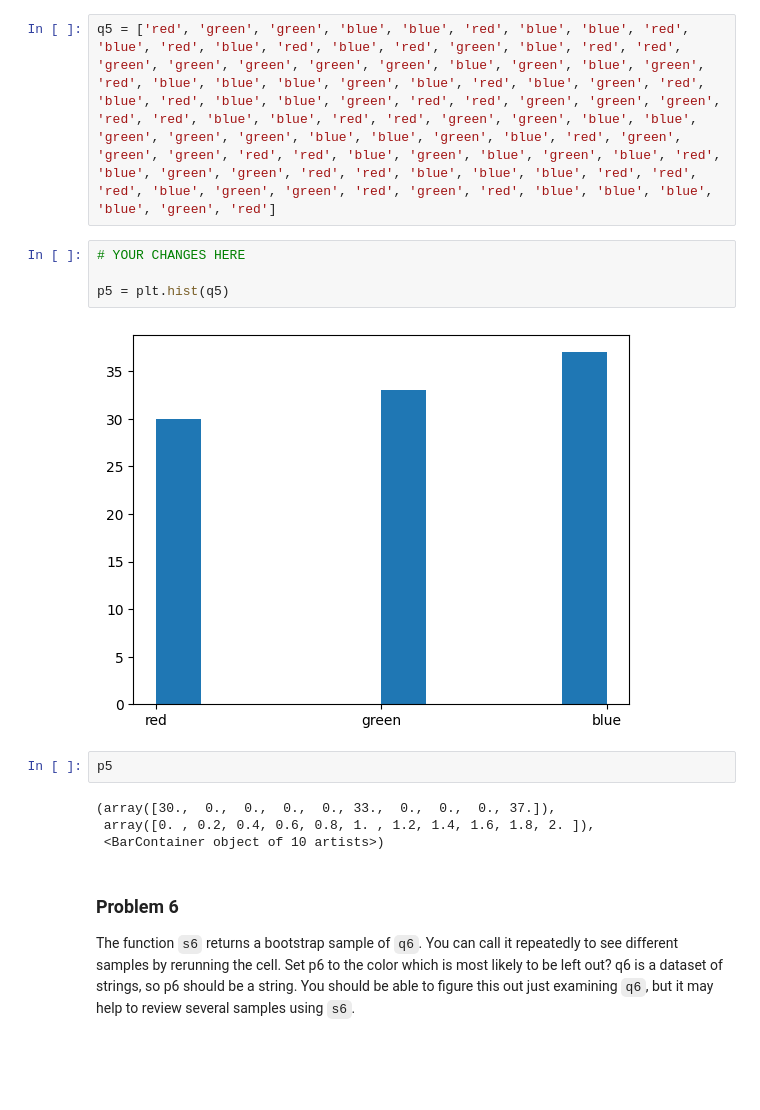
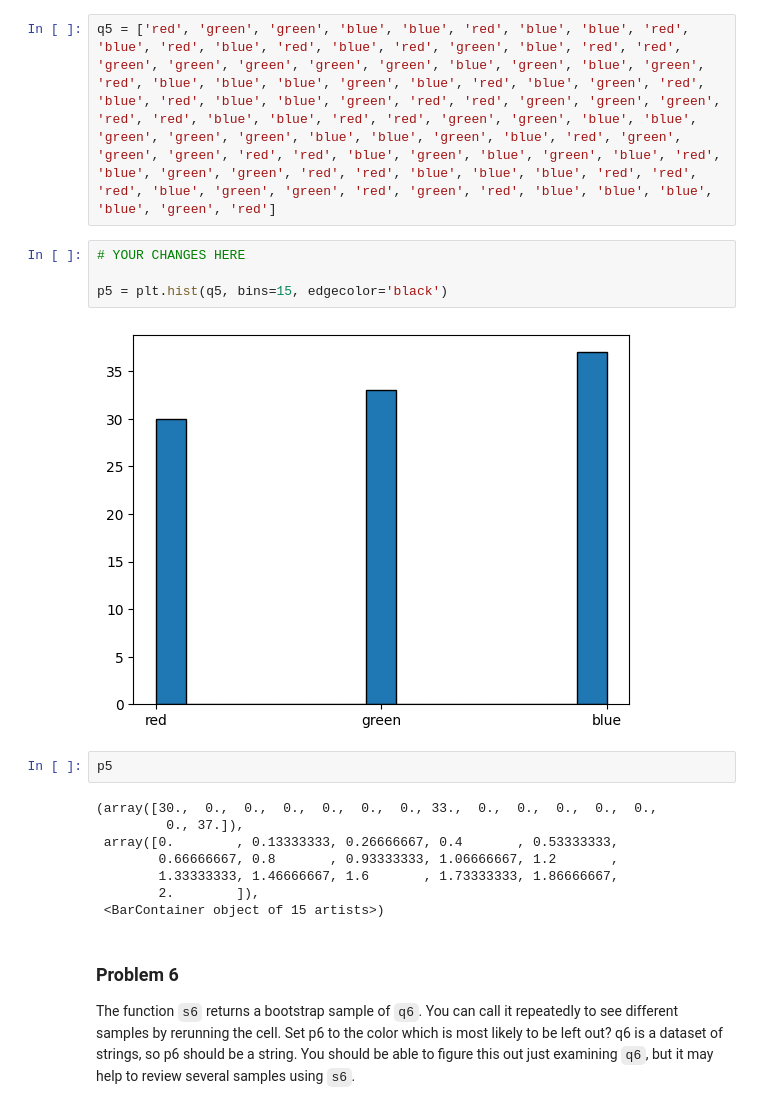
Before and after one commit to Quantum-Cosmic/dx601-homework-02, a Jupyter notebook: homework.ipynb, the cells around one changed output. Cells and saved outputs as stored; diff of their text form; blank space fills up the shorter version.

```diff
--- a/homework.ipynb
+++ b/homework.ipynb
@@ -113,15 +114,19 @@ q5 = ['red', 'green', 'green', 'blue', 'blue', 'red', 'blue', 'blue', 'red', 'bl
 # %%
 # YOUR CHANGES HERE
 
-p5 = plt.hist(q5)
+p5 = plt.hist(q5, bins=15, edgecolor='black')
 # %% [output]
-[figure, old version]
+[figure, new version]
 # %%
 p5
 # %% [output]
-(array([30.,  0.,  0.,  0.,  0., 33.,  0.,  0.,  0., 37.]),
- array([0. , 0.2, 0.4, 0.6, 0.8, 1. , 1.2, 1.4, 1.6, 1.8, 2. ]),
- <BarContainer object of 10 artists>)
+(array([30.,  0.,  0.,  0.,  0.,  0.,  0., 33.,  0.,  0.,  0.,  0.,  0.,
+         0., 37.]),
+ array([0.        , 0.13333333, 0.26666667, 0.4       , 0.53333333,
+        0.66666667, 0.8       , 0.93333333, 1.06666667, 1.2       ,
+        1.33333333, 1.46666667, 1.6       , 1.73333333, 1.86666667,
+        2.        ]),
+ <BarContainer object of 15 artists>)
 # %% [markdown]
 ### Problem 6
 
```
Also changed, not shown: parts of 34 cells of this notebook.
